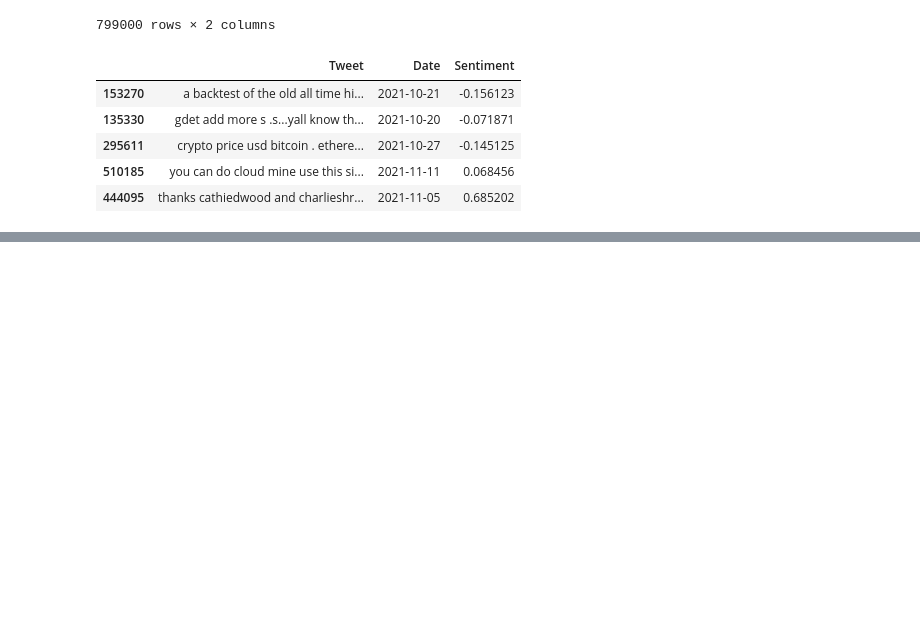
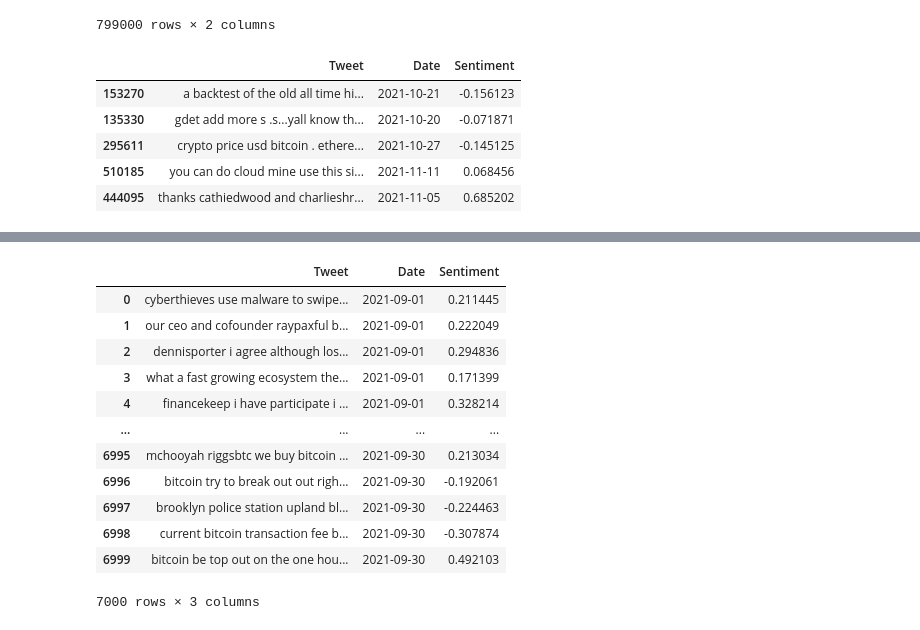
Before and after one commit to joshbrook/BTC-Sentiment-Analysis, a Jupyter notebook: preprocessing.ipynb, the cells around one changed output, grey strips where cells are left out. Saved outputs shown, nothing was run; the diff lists cells and outputs as text; code cells hidden in the pictures; blank space fills up the shorter version.

```diff
--- a/preprocessing.ipynb
+++ b/preprocessing.ipynb
@@ -531,0 +532,22 @@ df.to_csv("data/old_tagged")
+# %%
+import pandas as pd
+
+old = pd.read_csv("data/old_tagged.csv").drop(columns=["Unnamed: 0"])
+big = pd.read_csv("data/big_tagged.csv").drop(columns=["Unnamed: 0"])
+# %%
+old["Date"] = [d.date() for d in pd.to_datetime(old["Date"])]
+old
+# %% [output]
+|  | Tweet | Date | Sentiment |
+| 0 | cyberthieves use malware to swipe... | 2021-09-01 | 0.211445 |
+| 1 | our ceo and cofounder raypaxful b... | 2021-09-01 | 0.222049 |
+| 2 | dennisporter i agree although los... | 2021-09-01 | 0.294836 |
+| 3 | what a fast growing ecosystem the... | 2021-09-01 | 0.171399 |
+| 4 | financekeep i have participate i ... | 2021-09-01 | 0.328214 |
+| ... | ... | ... | ... |
+| 6995 | mchooyah riggsbtc we buy bitcoin ... | 2021-09-30 | 0.213034 |
+| 6996 | bitcoin try to break out out righ... | 2021-09-30 | -0.192061 |
+| 6997 | brooklyn police station upland bl... | 2021-09-30 | -0.224463 |
+| 6998 | current bitcoin transaction fee b... | 2021-09-30 | -0.307874 |
+| 6999 | bitcoin be top out on the one hou... | 2021-09-30 | 0.492103 |
+7000 rows × 3 columns
```
Also changed, not shown: parts of 10 cells of this notebook, 10 other files.
